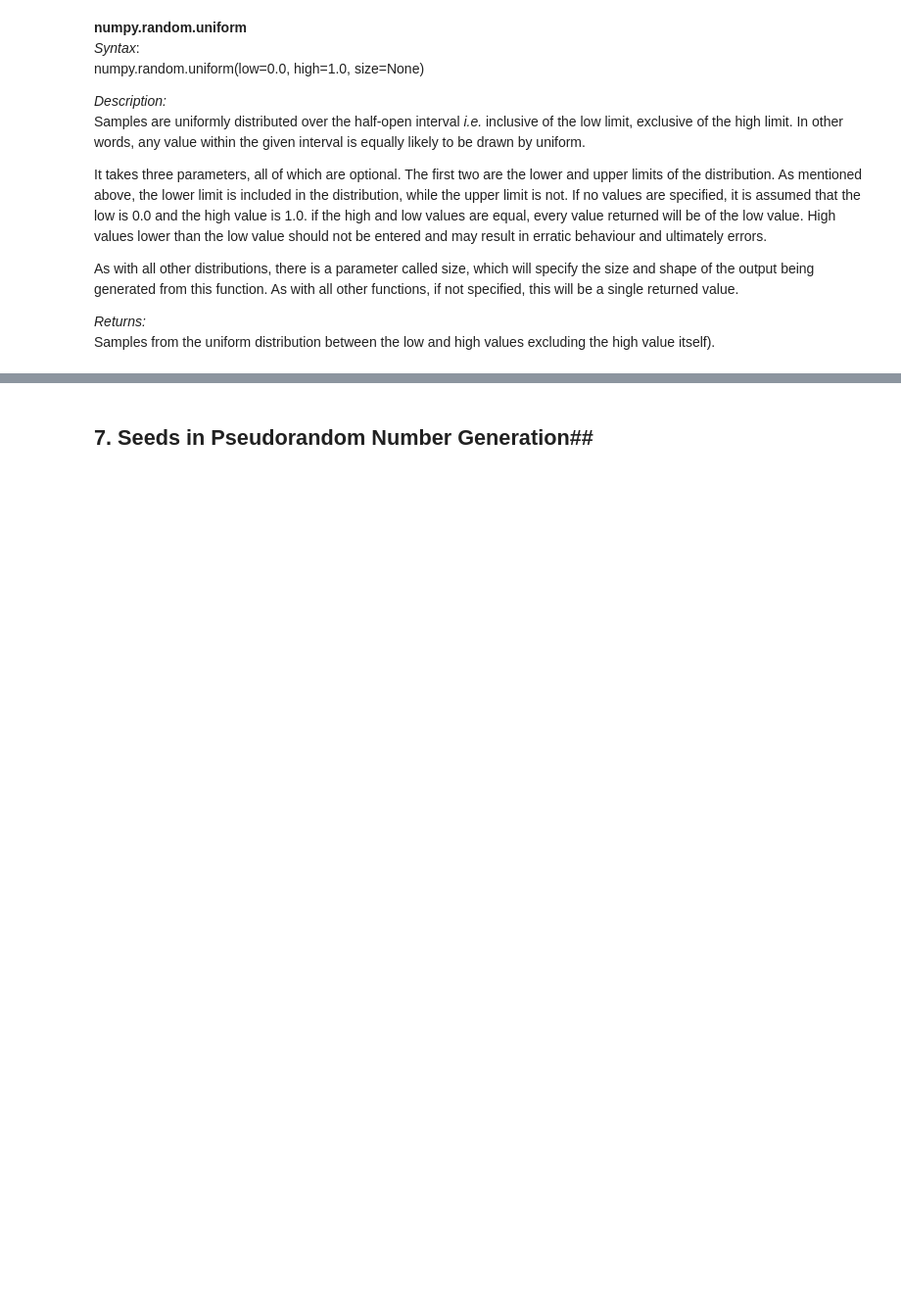
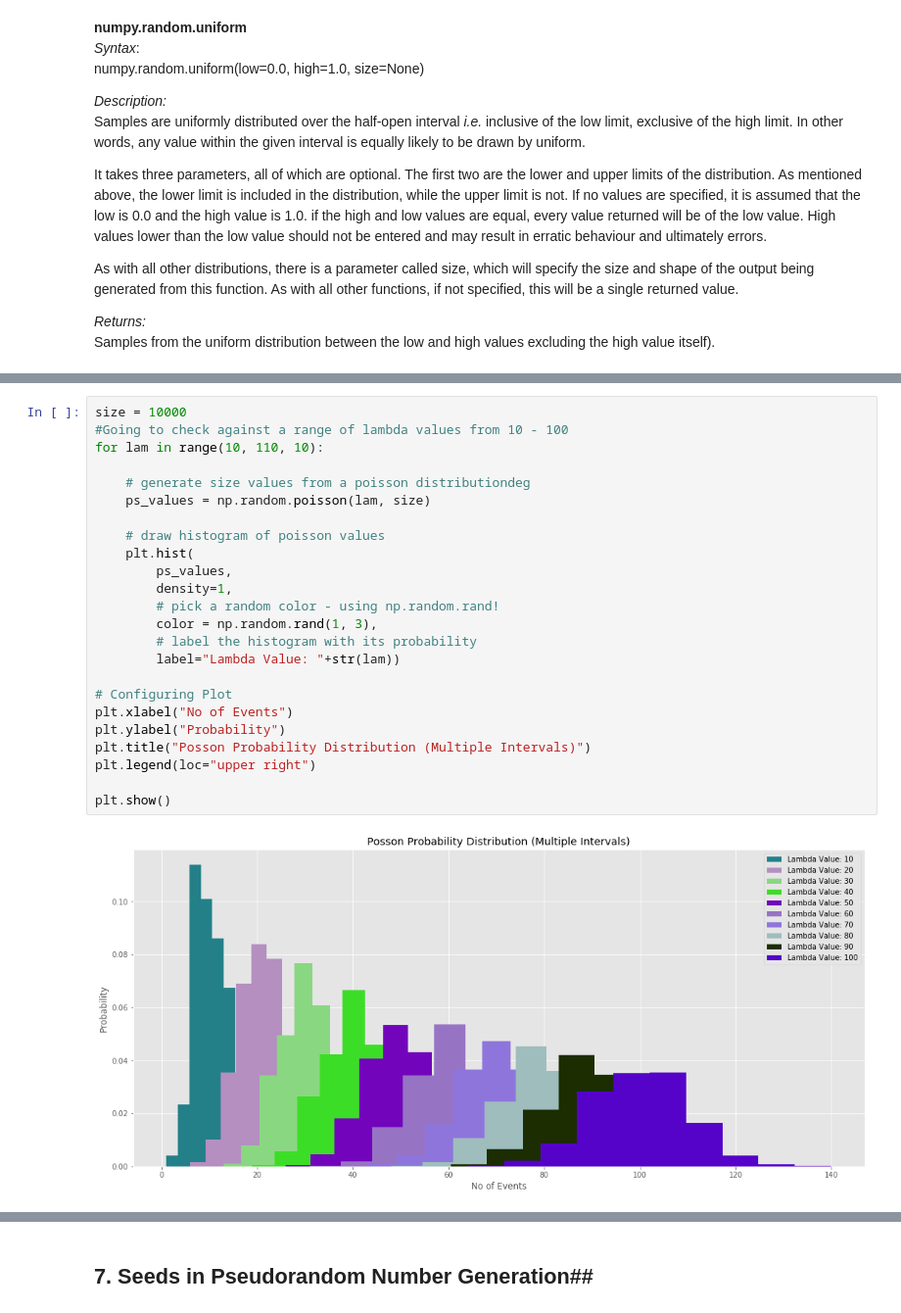
Before and after one commit to YBrady/03-PDA-Assignment-numpy.random, a Jupyter notebook: 03-PDA-numpy.random.ipynb, the cells around one changed output, grey strips where cells are left out. Shown: that part at 98% size. Drawn from its saved outputs; the diff is of its cells as text; blank space fills up the shorter version.

```diff
--- a/03-PDA-numpy.random.ipynb
+++ b/03-PDA-numpy.random.ipynb
@@ -1225,2 +1222,28 @@ Because the output is limited to the range of the C long type, a ValueError is r
+# %%
+size = 10000
+#Going to check against a range of lambda values from 10 - 100
+for lam in range(10, 110, 10):
+
+    # generate size values from a poisson distributiondeg
+    ps_values = np.random.poisson(lam, size)
+
+    # draw histogram of poisson values
+    plt.hist(
+        ps_values,
+        density=1,
+        # pick a random color - using np.random.rand!
+        color = np.random.rand(1, 3),
+        # label the histogram with its probability
+        label="Lambda Value: "+str(lam))
+
+# Configuring Plot
+plt.xlabel("No of Events")
+plt.ylabel("Probability")
+plt.title("Posson Probability Distribution (Multiple Intervals)")
+plt.legend(loc="upper right")
+
+plt.show()
+# %% [output]
+[figure, added]
 # %% [markdown]
 ### <a name="summary"></a>6.6 Distribution Comparison Summary ###
```
Also changed, not shown: parts of 66 cells of this notebook, 5 other files.
